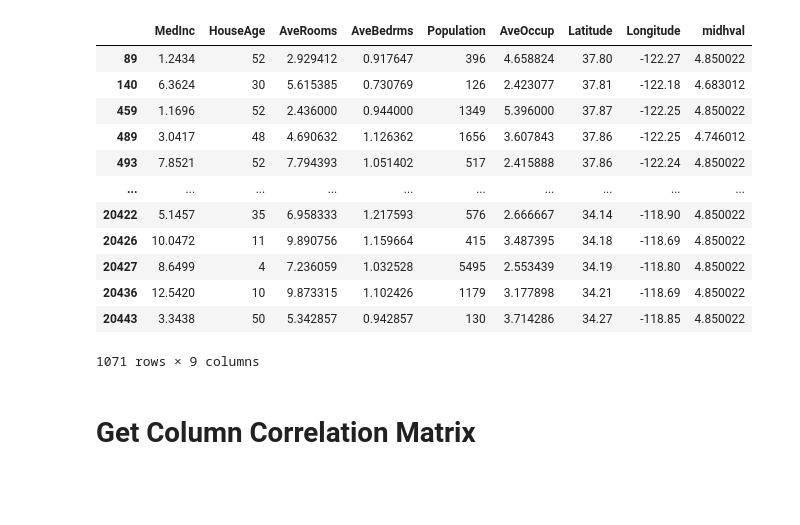
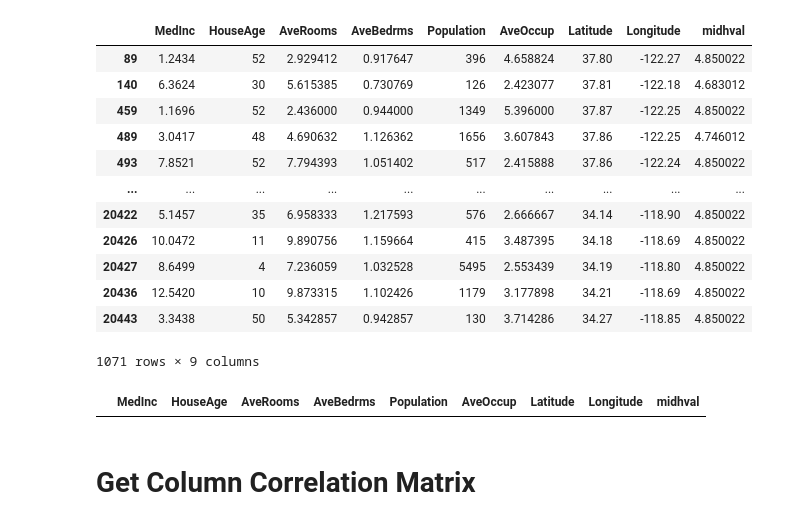
Before and after one commit to tonyzhao668/project3_challenge, a Jupyter notebook: Cali_Statistics.ipynb, the cells around one changed output. Saved outputs shown, nothing was run; the diff lists cells and outputs as text; code cells hidden in the pictures; blank space fills up the shorter version.

```diff
--- a/Cali_Statistics.ipynb
+++ b/Cali_Statistics.ipynb
@@ -93,6 +95,12 @@ outlier_df.head(5000)
 | 20436 | 12.5420 | 10 | 9.873315 | 1.102426 | 1179 | 3.177898 | 34.21 | -118.69 | 4.850022 |
 | 20443 | 3.3438 | 50 | 5.342857 | 0.942857 | 130 | 3.714286 | 34.27 | -118.85 | 4.850022 |
 1071 rows × 9 columns
+# %%
+#(0.75%)+ 1.5 * QR1 <outliers < (0.75%)+ 1.65 * QR1
+outlier2_df = df.loc[df['midhval'] > 4.891824331]
+outlier2_df.head()
+# %% [output]
+|  | MedInc | HouseAge | AveRooms | AveBedrms | Population | AveOccup | Latitude | Longitude | midhval |
 # %% [markdown]
 # Get Column Correlation Matrix
 # %%
```
Also changed, not shown: parts of 2 cells of this notebook, 2 other files.
